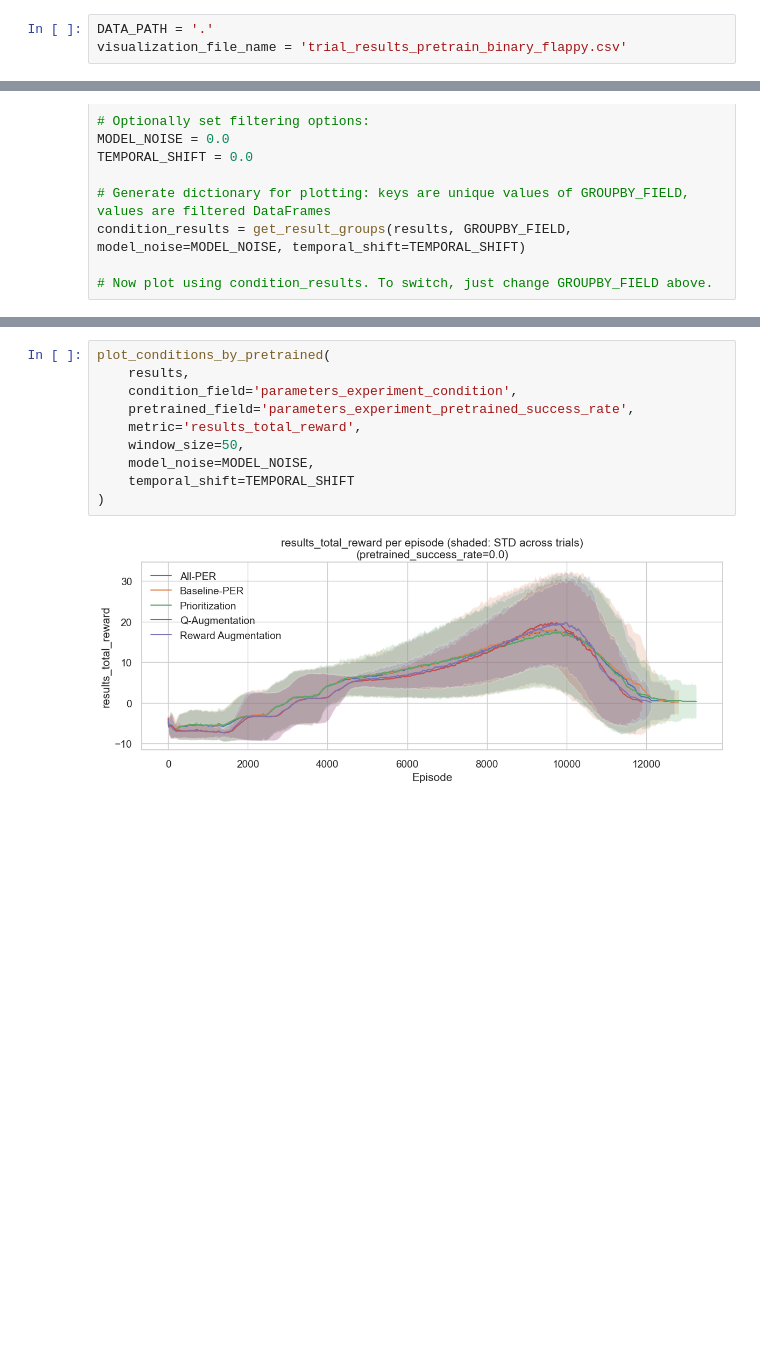
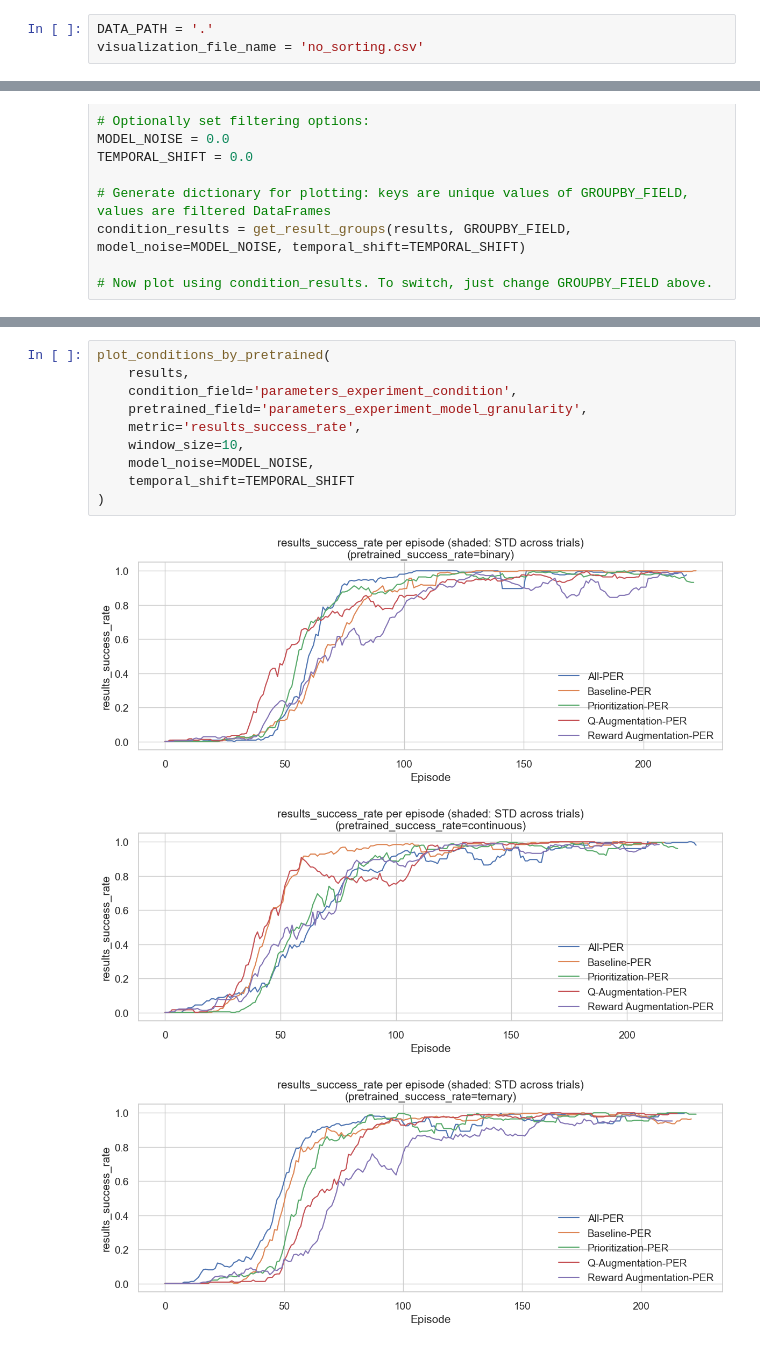
Before and after one commit to your-profile/OfflineNeuroloop, a Jupyter notebook: src/results/visualization_conditions.ipynb, the cells around one changed output, grey strips where cells are left out. Drawn from its saved outputs; the diff is of its cells as text; blank space fills up the shorter version.

```diff
--- a/src/results/visualization_conditions.ipynb
+++ b/src/results/visualization_conditions.ipynb
@@ -17,7 +17,7 @@ import seaborn as sns
 sns.set('notebook', font_scale=1.25, style='whitegrid')
 # %%
 DATA_PATH = '.'
-visualization_file_name = 'trial_results_pretrain_binary_flappy.csv'
+visualization_file_name = 'no_sorting.csv'
 # %%
 if not os.path.exists(os.path.join(DATA_PATH, visualization_file_name)):
     try:
@@ -247,12 +261,14 @@ plot_conditions_by_pretrained(
 # %%
 plot_conditions_by_pretrained(
     results,
     condition_field='parameters_experiment_condition',
-    pretrained_field='parameters_experiment_pretrained_success_rate',
-    metric='results_total_reward',
-    window_size=50,
+    pretrained_field='parameters_experiment_model_granularity',
+    metric='results_success_rate',
+    window_size=10,
     model_noise=MODEL_NOISE,
     temporal_shift=TEMPORAL_SHIFT
 )
 # %% [output]
-[figure, old version]
+[figure, new version]
+[figure, added]
+[figure, added]
```
Also changed, not shown: parts of 6 cells of this notebook, 19 other files.
